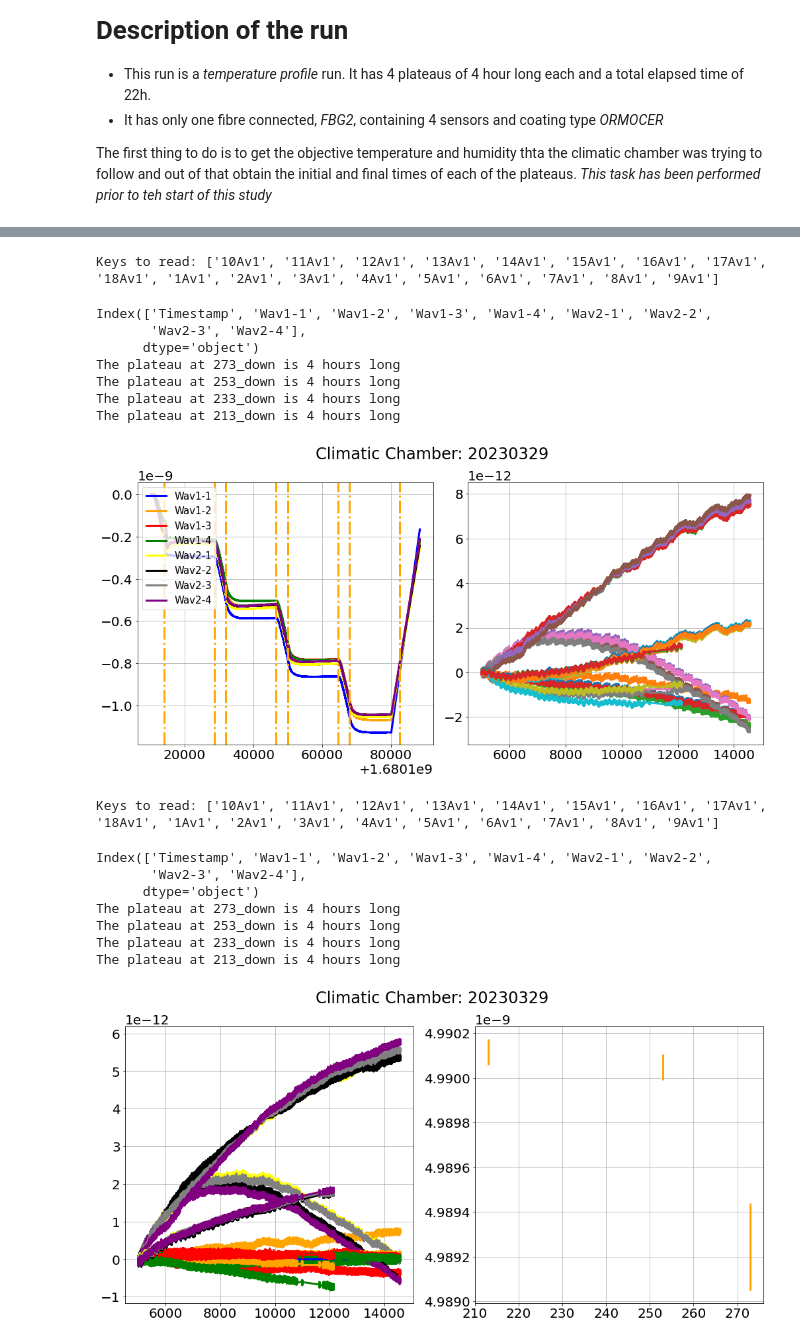
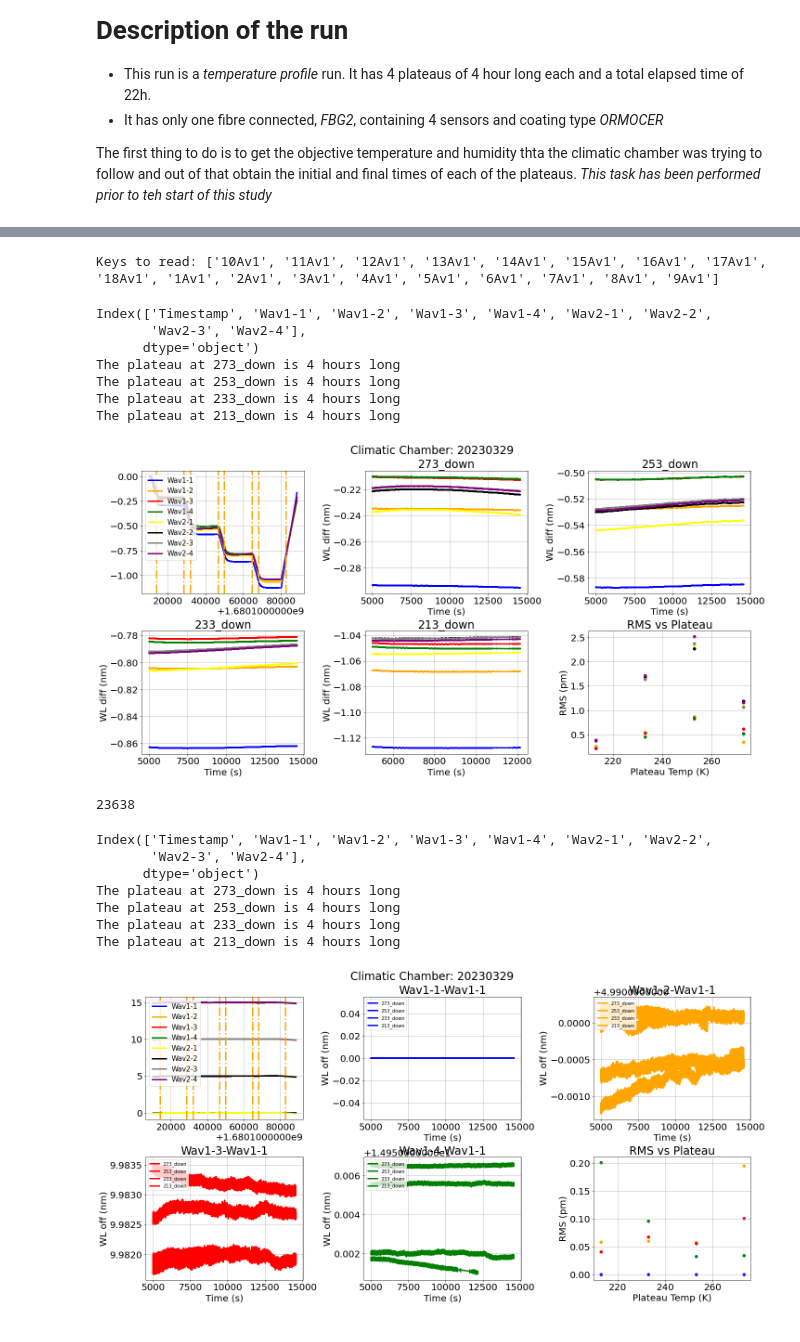
Before and after one commit to jcapo96/FBG_TMS, a Jupyter notebook: ana/march_runs/fbgs_characterisation.ipynb, the cells around one changed output, grey strips where cells are left out. Saved outputs shown, nothing was run; the diff lists cells and outputs as text; code cells hidden in the pictures.

```diff
--- a/ana/march_runs/fbgs_characterisation.ipynb
+++ b/ana/march_runs/fbgs_characterisation.ipynb
@@ -130,6 +274,7 @@ The plateau at 213_down is 4 hours long
 # %%
 date = "20230329"
-plot_fbg_profile(date)
+peaks = getters.get_raw_data(path_to_split=path+date+"/", filetype="peaks", pol="Av").sort_values(by="Timestamp").reset_index(drop=True)
+plot_fbg_profile(date, peaks)
 # %% [output]
 Keys to read: ['10Av1', '11Av1', '12Av1', '13Av1', '14Av1', '15Av1', '16Av1', '17Av1', '18Av1', '1Av1', '2Av1', '3Av1', '4Av1', '5Av1', '6Av1', '7Av1', '8Av1', '9Av1']
 Index(['Timestamp', 'Wav1-1', 'Wav1-2', 'Wav1-3', 'Wav1-4', 'Wav2-1', 'Wav2-2',
@@ -139,16 +284,64 @@ The plateau at 273_down is 4 hours long
 The plateau at 253_down is 4 hours long
 The plateau at 233_down is 4 hours long
 The plateau at 213_down is 4 hours long
-[figure, old version]
+[figure, new version]
+# %%
+gc.collect()
+# %% [output]
+23638
 # %%
-plot_fbg_offsets(date)
+def plot_fbg_offsets(date, peaks):
+    #axes[0] will containg the objective quantities, and axes[1] the measured ones by the climatic chamber
+    fig, axes = graphic_tools.make_figure(ncols=3, nrows=2)
+    fig.set_size_inches(20, 10)
+    fig.suptitle("Climatic Chamber: " + date)
+    #The next line loads the raw data from the fbg peaks
+    print(peaks.columns)
+    ref = "Wav1-1"
+    for sens in peaks.columns:
+        if sens == "Timestamp":
+            continue
+        axes[0].plot(peaks["Timestamp"], 1e9*(peaks[sens] - peaks[ref]),
+                     color=colors[sens], label=sens)
+    for plateau in plateaus[date]:
+        t0 = plateaus[date][plateau][0]
+        tf = plateaus[date][plateau][1]
+        print(r"The plateau at {0} is {1:.0f} hours long".format(plateau, (tf-t0)/3600))
+        axes[0].axvline(t0, linestyle="-.", color="orange")
+        axes[0].axvline(tf, linestyle="-.", color="orange")
+        if plateau == "263_down":
+            pcut = peaks.loc[(peaks["Timestamp"]>t0) & (peaks["Timestamp"]<tf)].reset_index(drop=True)
+            continue
+        else:
+            pcut = peaks.loc[(peaks["Timestamp"]>t0+5000) & (peaks["Timestamp"]<tf)].reset_index(drop=True)
+        cnt = 1
+        for sens in pcut.columns:
+            if sens == "Timestamp" or sens[3]=="2":
+                continue
+            axes[cnt].plot(pcut["Timestamp"]-t0, 1e9*(pcut[sens]-pcut[ref]), color=colors[sens], label=plateau)
+            axes[cnt].set_title(sens+"-"+ref)
+            axes[cnt].set_xlabel("Time (s)")
+            axes[cnt].set_ylabel("WL off (nm)")
+            axes[cnt].legend(fontsize=10, loc="upper left")
+            axes[5].scatter(int(plateau.split("_")[0]),
+                           np.std(1e12*(pcut[sens]-pcut[ref])),
+                           color=colors[sens]
+                           )
+            axes[5].set_title("RMS vs Plateau")
+            axes[5].set_xlabel("Plateau Temp (K)")
+            axes[5].set_ylabel("RMS (pm)")
+            cnt += 1
+    axes[0].legend(loc="upper left", fontsize=15)
+    fig.show()
+    del fig
+    del axes
+plot_fbg_offsets(date, peaks)
 # %% [output]
-Keys to read: ['10Av1', '11Av1', '12Av1', '13Av1', '14Av1', '15Av1', '16Av1', '17Av1', '18Av1', '1Av1', '2Av1', '3Av1', '4Av1', '5Av1', '6Av1', '7Av1', '8Av1', '9Av1']
+Index(['Timestamp', 'Wav1-1', 'Wav1-2', 'Wav1-3', 'Wav1-4', 'Wav2-1', 'Wav2-2',
+       'Wav2-3', 'Wav2-4'],
+      dtype='object')
+The plateau at 273_down is 4 hours long
+The plateau at 253_down is 4 hours long
+The plateau at 233_down is 4 hours long
+The plateau at 213_down is 4 hours long
-Index(['Timestamp', 'Wav1-1', 'Wav1-2', 'Wav1-3', 'Wav1-4', 'Wav2-1', 'Wav2-2',
-       'Wav2-3', 'Wav2-4'],
-      dtype='object')
-The plateau at 273_down is 4 hours long
-The plateau at 253_down is 4 hours long
-The plateau at 233_down is 4 hours long
-The plateau at 213_down is 4 hours long
-[figure, old version]
+[figure, new version]
```
Also changed, not shown: parts of 22 cells of this notebook, 2 other files.
